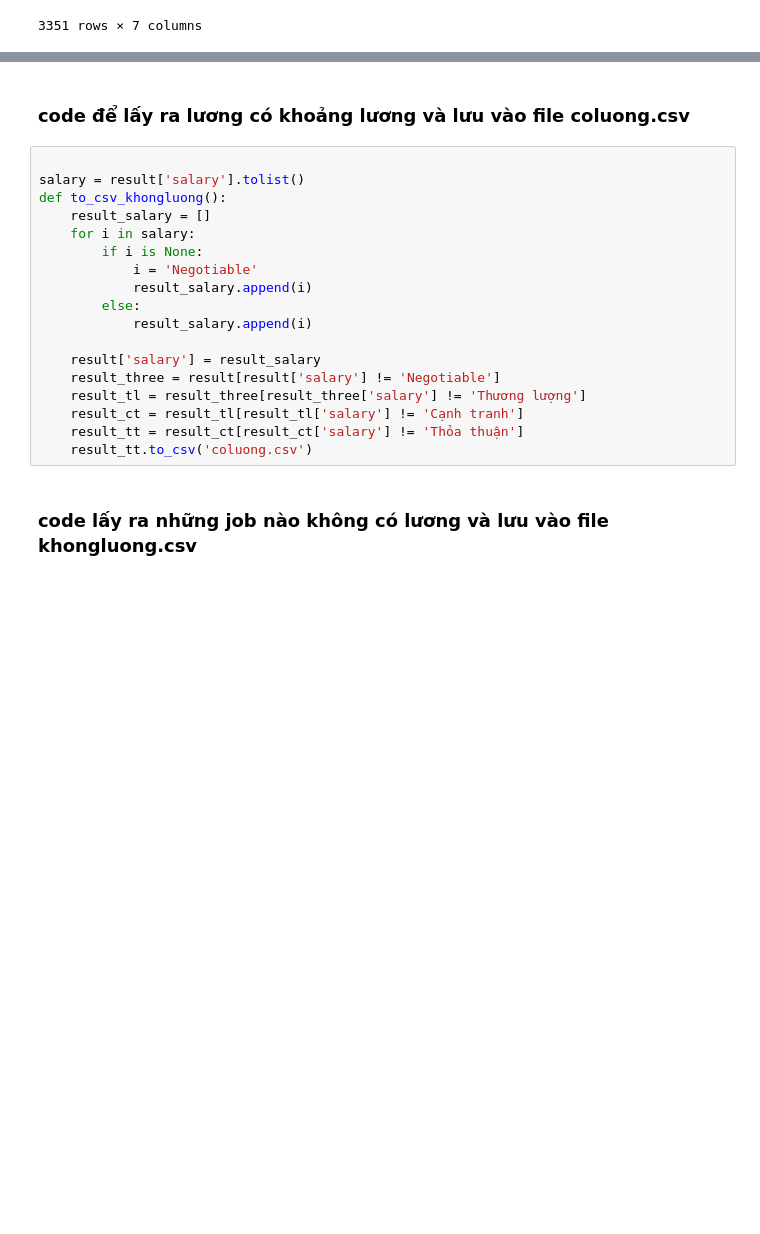
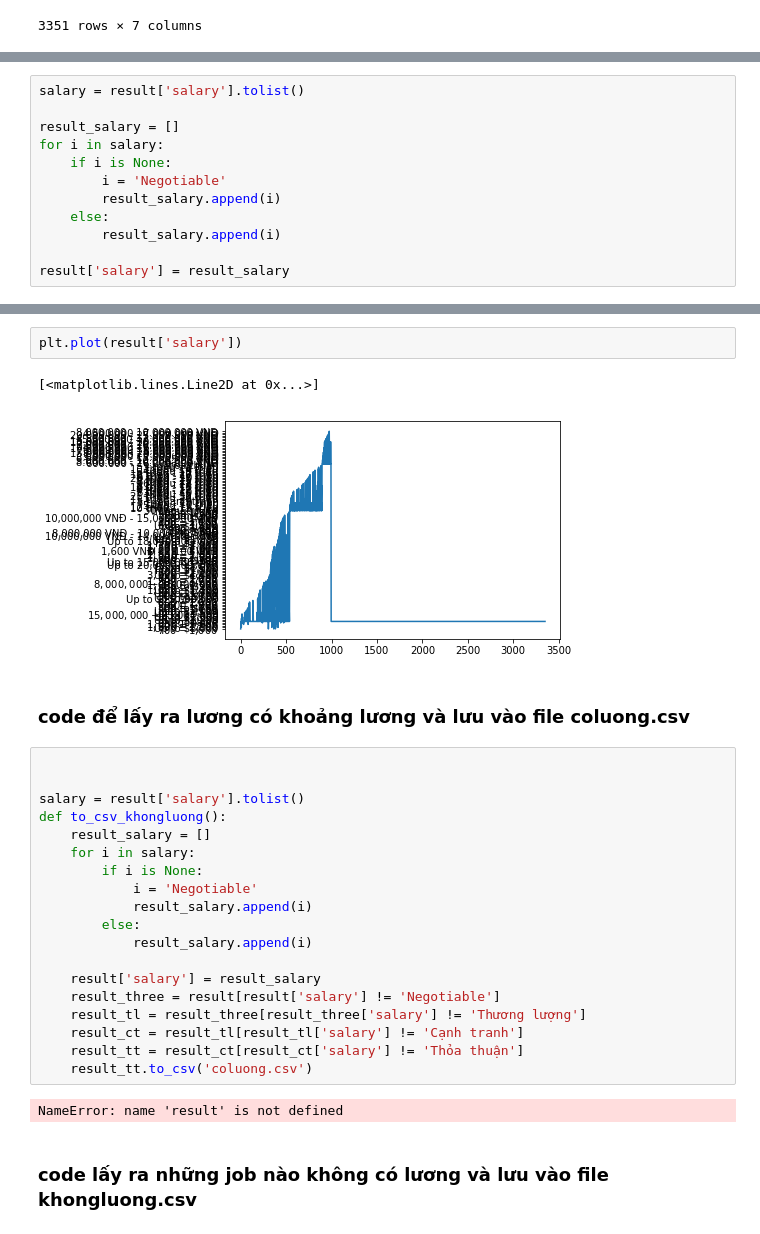
Before and after one commit to thanhcong96199/JOB, a Jupyter notebook: Results_data_work.ipynb, the cells around one changed output, grey strips where cells are left out. Saved outputs shown, nothing was run; the diff lists cells and outputs as text; blank space fills up the shorter version.

```diff
--- a/Results_data_work.ipynb
+++ b/Results_data_work.ipynb
@@ -38,0 +59,12 @@ result
+# %%
+salary = result['salary'].tolist()
+
+result_salary = []
+for i in salary:
+    if i is None:
+        i = 'Negotiable'
+        result_salary.append(i)
+    else:
+        result_salary.append(i)
+
+result['salary'] = result_salary
@@ -39 +91,6 @@ result
+# %%
+plt.plot(result['salary'])
+# %% [output]
+[<matplotlib.lines.Line2D at 0x...>]
+[figure, added]
 # %% [markdown]
@@ -40,5 +98,6 @@ result
 ### code để lấy ra lương có khoảng lương và lưu vào file coluong.csv
 # %%
+
 
 salary = result['salary'].tolist()
 def to_csv_khongluong():
@@ -56,6 +115,8 @@ def to_csv_khongluong():
     result_ct = result_tl[result_tl['salary'] != 'Cạnh tranh']
     result_tt = result_ct[result_ct['salary'] != 'Thỏa thuận']
     result_tt.to_csv('coluong.csv')
+# %% [output]
+NameError: name 'result' is not defined
 # %% [markdown]
 ### code lấy ra những job nào không có lương và lưu vào file khongluong.csv
 # %%
```
Also changed, not shown: parts of 24 cells of this notebook.
